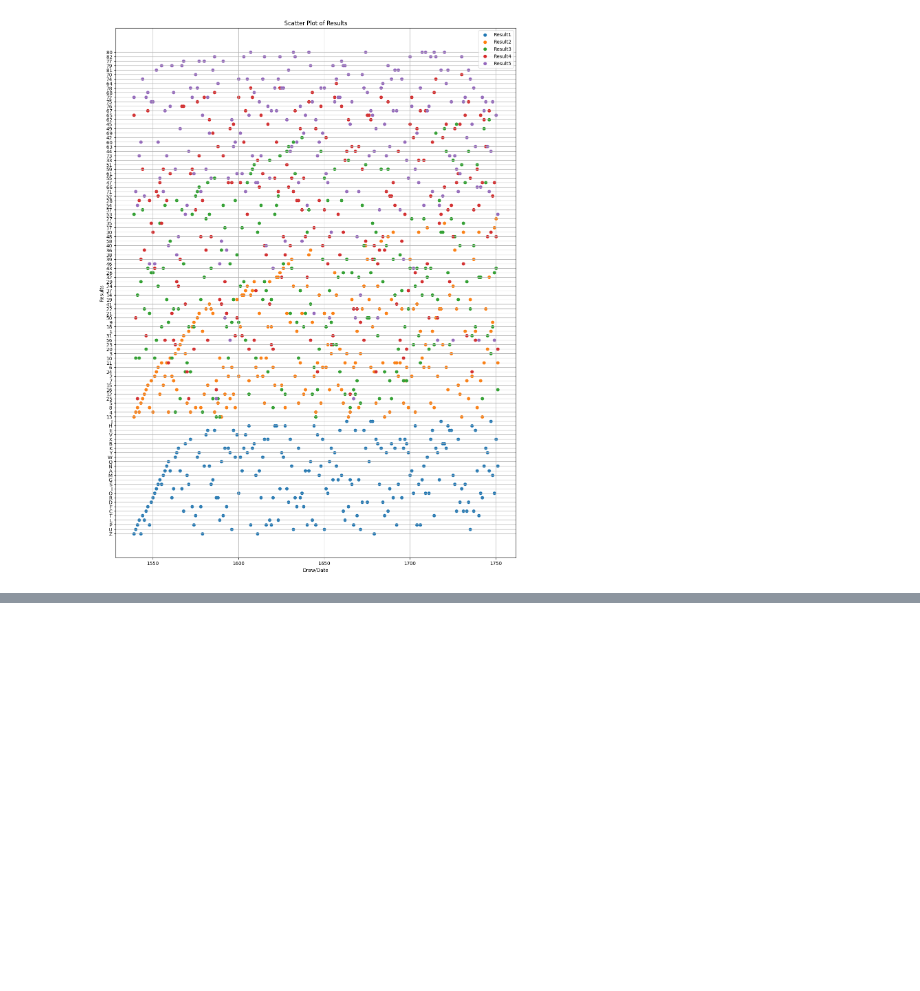
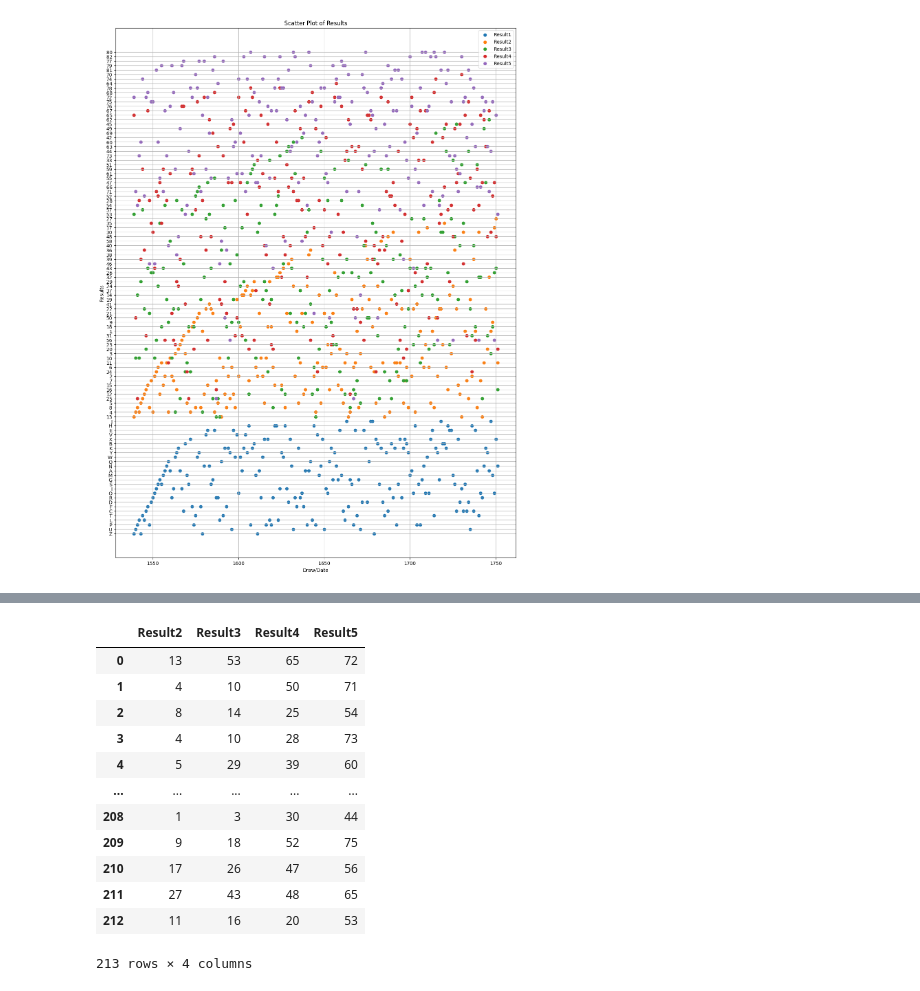
Before and after one commit to dilanmalaviarachchi/lotto--MLproject, a Jupyter notebook: lotto/code.ipynb, the cells around one changed output, grey strips where cells are left out. Saved outputs shown, nothing was run; the diff lists cells and outputs as text; code cells hidden in the pictures; blank space fills up the shorter version.

```diff
--- a/lotto/code.ipynb
+++ b/lotto/code.ipynb
@@ -188,0 +224,17 @@ plt.show()
+# %%
+new_data = result_data.drop(columns=['Result1','Draw/Date'])
+new_data
+# %% [output]
+|  | Result2 | Result3 | Result4 | Result5 |
+| 0 | 13 | 53 | 65 | 72 |
+| 1 | 4 | 10 | 50 | 71 |
+| 2 | 8 | 14 | 25 | 54 |
+| 3 | 4 | 10 | 28 | 73 |
+| 4 | 5 | 29 | 39 | 60 |
+| ... | ... | ... | ... | ... |
+| 208 | 1 | 3 | 30 | 44 |
+| 209 | 9 | 18 | 52 | 75 |
+| 210 | 17 | 26 | 47 | 56 |
+| 211 | 27 | 43 | 48 | 65 |
+| 212 | 11 | 16 | 20 | 53 |
+213 rows × 4 columns
```
Also changed, not shown: parts of 22 cells of this notebook.
